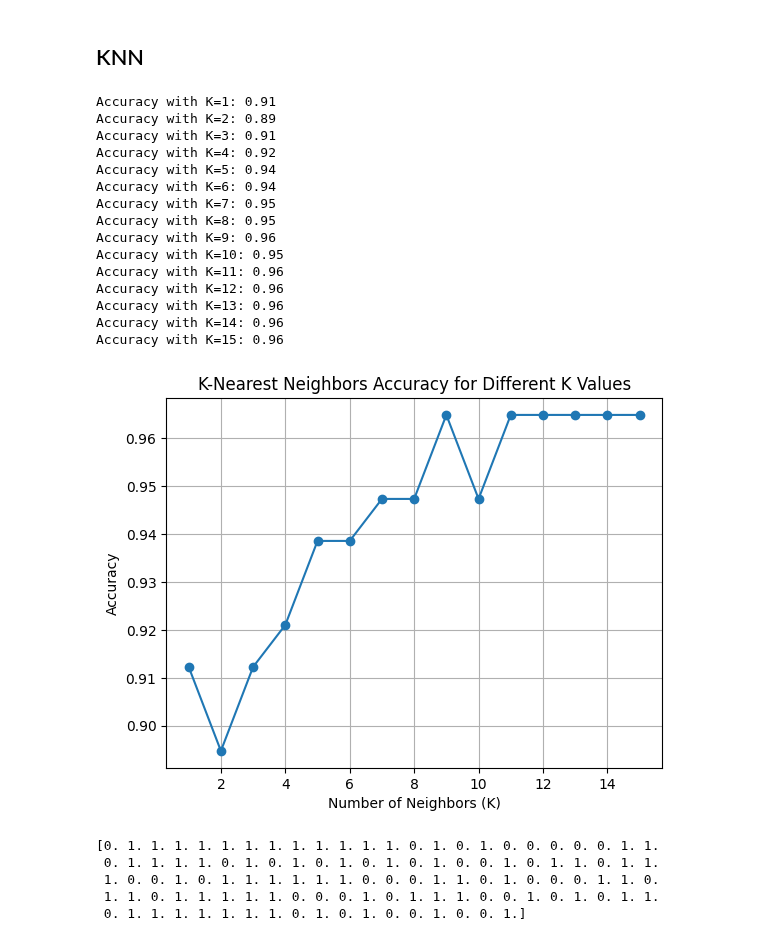
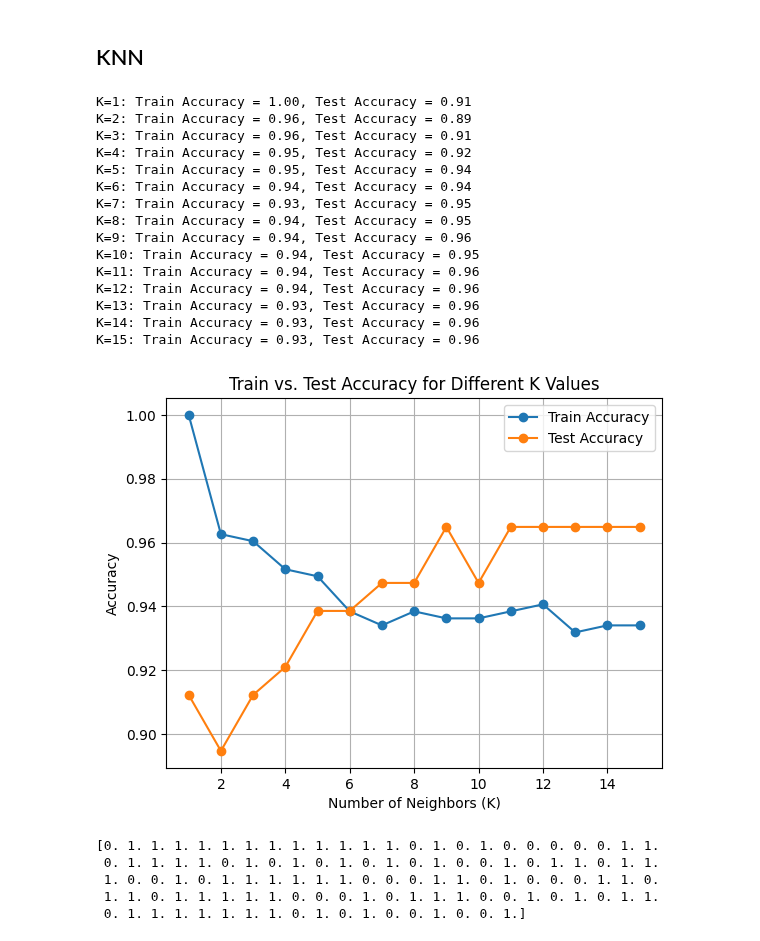
Before and after one commit to jemlau/PredictiveAnalyticsWithPython, a Jupyter notebook: Topic1/JEMINA/BreastCancerDataset.ipynb, the cells around one changed output. Cells and saved outputs as stored; diff of their text form; code cells hidden in the pictures.

```diff
--- a/Topic1/JEMINA/BreastCancerDataset.ipynb
+++ b/Topic1/JEMINA/BreastCancerDataset.ipynb
@@ -116,26 +116,37 @@ x_train.shape, x_test.shape
 ((455, 30), (114, 30))
 # %% [markdown]
 ## KNN
+# %%
+train_accuracies = []
+test_accuracies = []
 # %%
-for k in range (1, 16):
-    knn=KNeighborsClassifier(n_neighbors=k)
+for k in range(1, 16):
+    knn = KNeighborsClassifier(n_neighbors=k)
     knn.fit(x_train, y_train)
-    y_pred_sklearn= knn.predict(x_test)
-    score = accuracy_score(y_test, knn.predict(x_test))
-    print(f"Accuracy with K={k}: {score:.2f}")
+
+    train_pred = knn.predict(x_train)
+    test_pred = knn.predict(x_test)
+
+    train_score = accuracy_score(y_train, train_pred)
+    test_score = accuracy_score(y_test, test_pred)
+
+    train_accuracies.append(train_score)
+    test_accuracies.append(test_score)
+
+    print(f"K={k}: Train Accuracy = {train_score:.2f}, Test Accuracy = {test_score:.2f}")
 # %% [output]
-Accuracy with K=1: 0.91
-Accuracy with K=2: 0.89
-Accuracy with K=3: 0.91
-Accuracy with K=4: 0.92
-Accuracy with K=5: 0.94
-Accuracy with K=6: 0.94
-Accuracy with K=7: 0.95
-Accuracy with K=8: 0.95
-Accuracy with K=9: 0.96
-Accuracy with K=10: 0.95
-Accuracy with K=11: 0.96
-Accuracy with K=12: 0.96
-Accuracy with K=13: 0.96
-Accuracy with K=14: 0.96
-Accuracy with K=15: 0.96
+K=1: Train Accuracy = 1.00, Test Accuracy = 0.91
+K=2: Train Accuracy = 0.96, Test Accuracy = 0.89
+K=3: Train Accuracy = 0.96, Test Accuracy = 0.91
+K=4: Train Accuracy = 0.95, Test Accuracy = 0.92
+K=5: Train Accuracy = 0.95, Test Accuracy = 0.94
+K=6: Train Accuracy = 0.94, Test Accuracy = 0.94
+K=7: Train Accuracy = 0.93, Test Accuracy = 0.95
+K=8: Train Accuracy = 0.94, Test Accuracy = 0.95
+K=9: Train Accuracy = 0.94, Test Accuracy = 0.96
+K=10: Train Accuracy = 0.94, Test Accuracy = 0.95
+K=11: Train Accuracy = 0.94, Test Accuracy = 0.96
+K=12: Train Accuracy = 0.94, Test Accuracy = 0.96
+K=13: Train Accuracy = 0.93, Test Accuracy = 0.96
+K=14: Train Accuracy = 0.93, Test Accuracy = 0.96
+K=15: Train Accuracy = 0.93, Test Accuracy = 0.96
@@ -144,12 +153,14 @@ accuracies = [accuracy_score(y_test, KNeighborsClassifier(n_neighbors=k).fit(x_t
 # %%
-plt.plot(range(1, 16), accuracies, marker='o')
+plt.plot(range(1, 16), train_accuracies, marker='o', label="Train Accuracy")
+plt.plot(range(1, 16), test_accuracies, marker='o', label="Test Accuracy")
 plt.xlabel("Number of Neighbors (K)")
 plt.ylabel("Accuracy")
-plt.title("K-Nearest Neighbors Accuracy for Different K Values")
+plt.title("Train vs. Test Accuracy for Different K Values")
+plt.legend()
 plt.grid(True)
 plt.show()
 # %% [output]
-[figure, old version]
+[figure, new version]
 # %%
 K=15
 knn=KNeighborsClassifier(K)
```
Also changed, not shown: parts of 1 cell of this notebook.
